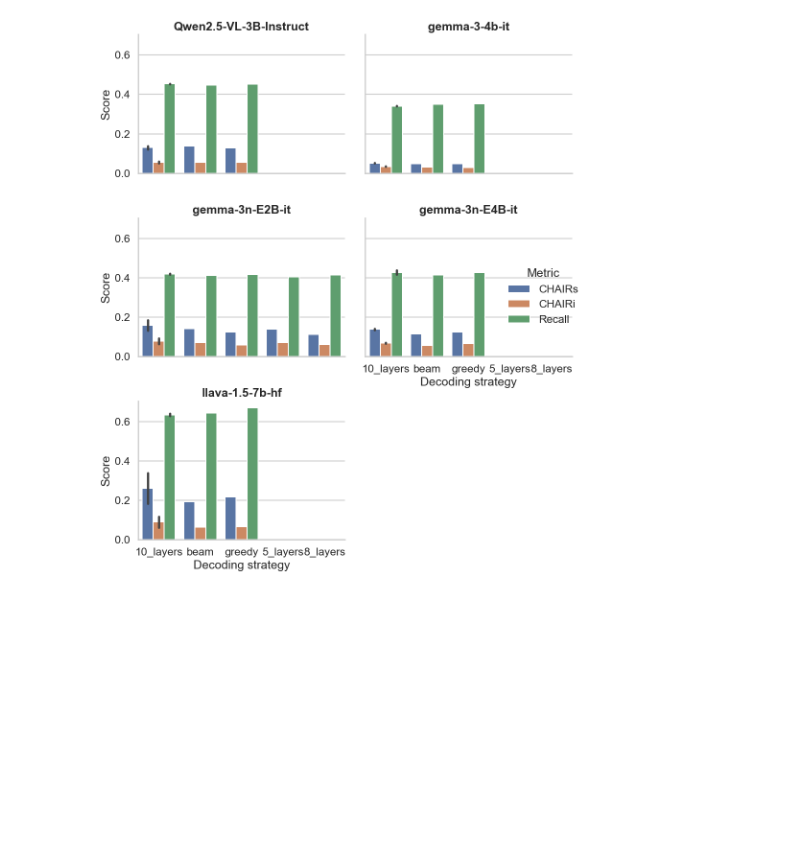
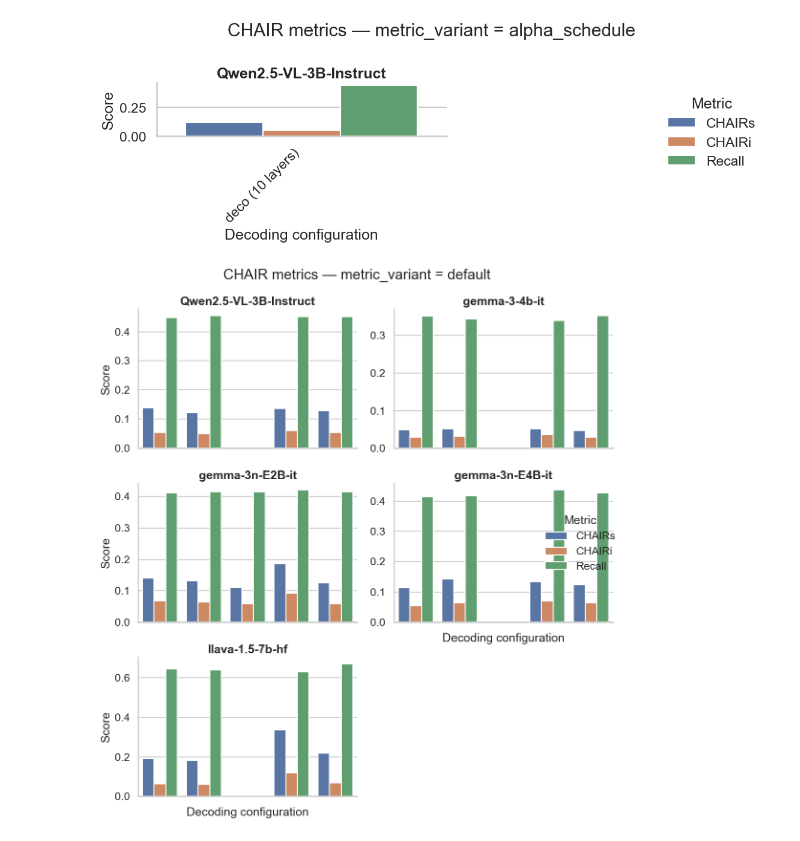
Before and after one commit to mayflower6157/Efficient-HA, a Jupyter notebook: scripts/notebook/visualization.ipynb, the cells around one changed output. Drawn from its saved outputs; the diff is of its cells as text; code cells hidden in the pictures; blank space fills up the shorter version.

Commit message:
update visualization

```diff
--- a/scripts/notebook/visualization.ipynb
+++ b/scripts/notebook/visualization.ipynb
@@ -102,8 +64,15 @@ def load_pope_metrics(pope_root: Path) -> pd.DataFrame:
 # %%
-chair_df = load_chair_metrics(CHAIR_ROOT)
-pope_df = load_pope_metrics(POPE_ROOT)
+REPO_ROOT, SUMMARY_ROOT = resolve_paths()
 
-print(f"Loaded {len(chair_df)} CHAIR metric entries.")
-print(f"Loaded {len(pope_df)} POPE metric entries.")
-chair_df.head()
+print(f"Repository root: {REPO_ROOT}")
+print(f"Summary directory: {SUMMARY_ROOT}")
+
+chair_df = load_chair_summary(SUMMARY_ROOT)
+pope_df = load_pope_summary(SUMMARY_ROOT)
+
+print(f"Loaded {len(chair_df)} CHAIR metric entries from {SUMMARY_ROOT / 'chair_summary.jsonl'}")
+print(f"Loaded {len(pope_df)} POPE metric entries from {SUMMARY_ROOT / 'pope_summary.jsonl'}")
+
+display(chair_df.head())
+display(pope_df.head())
 # %% [output]
@@ -148,27 +223,36 @@ Table 1. CHAIR overall metrics by decoding strategy
 # %%
-chair_long = chair_df.melt(
-    id_vars=["model", "method"],
-    value_vars=["CHAIRs", "CHAIRi", "Recall"],
-    var_name="metric",
-    value_name="score",
-)
+for metric_variant, subset in chair_df.groupby("metric_variant"):
+    chair_long = subset.melt(
+        id_vars=["provider", "model", "decoding"],
+        value_vars=["CHAIRs", "CHAIRi", "Recall"],
+        var_name="metric",
+        value_name="score",
+    )
 
-g = sns.catplot(
-    data=chair_long,
-    kind="bar",
-    x="method",
-    y="score",
-    hue="metric",
-    col="model",
-    col_wrap=2,
-    height=4,
-    aspect=1.1,
-)
-g.set_axis_labels("Decoding strategy", "Score")
-g.set_titles("{col_name}")
-if g._legend is not None:
-    g._legend.set_title("Metric")
-plt.tight_layout()
-plt.show()
+    order = sorted(subset["decoding"].unique(), key=str.lower)
+    g = sns.catplot(
+        data=chair_long,
+        kind="bar",
+        x="decoding",
+        y="score",
+        hue="metric",
+        col="model",
+        col_wrap=2,
+        order=order,
+        height=4,
+        aspect=1.2,
+        sharey=False,
+    )
+    g.set_axis_labels("Decoding configuration", "Score")
+    g.set_titles("{col_name}")
+    if g._legend is not None:
+        g._legend.set_title("Metric")
+    for ax in g.axes.flatten():
+        ax.set_xticklabels(ax.get_xticklabels(), rotation=45, ha="right")
+    g.fig.subplots_adjust(top=0.85)
+    g.fig.suptitle(f"CHAIR metrics — metric_variant = {metric_variant}")
+    plt.tight_layout()
+    plt.show()
 # %% [output]
-[figure, old version]
+[figure, new version]
+[figure, added]
```
Also changed, not shown: parts of 9 cells of this notebook, 56 other files.
